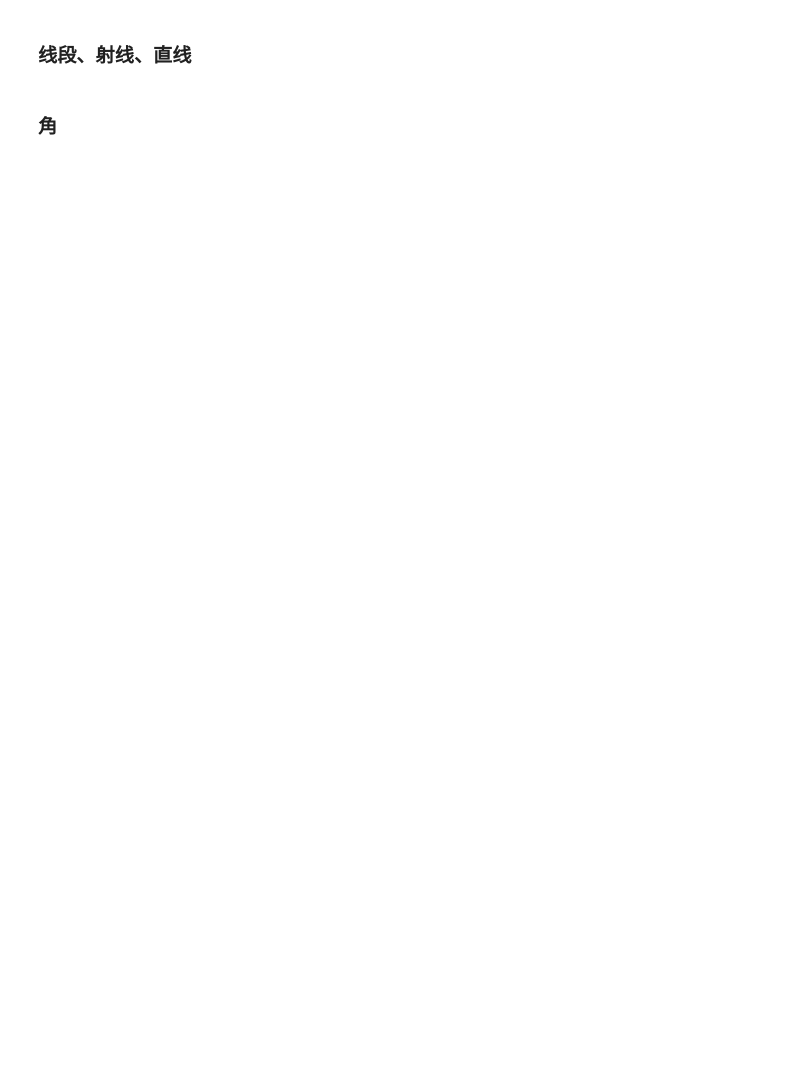
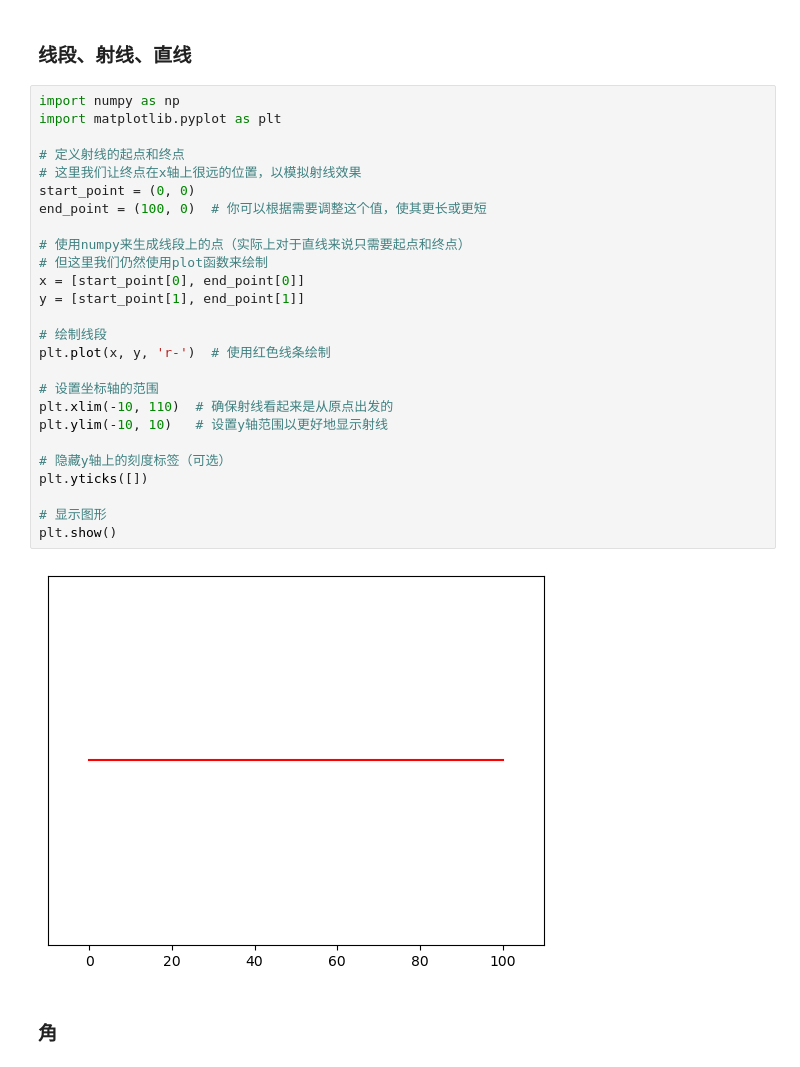
Before and after one commit to rulinma/python-math, a Jupyter notebook: grade/four/4_1.ipynb, the cells around one changed output. Drawn from its saved outputs; the diff is of its cells as text; blank space fills up the shorter version.

```diff
--- a/grade/four/4_1.ipynb
+++ b/grade/four/4_1.ipynb
@@ -63,4 +91,32 @@ False
 # %% [markdown]
 ### 线段、射线、直线
+# %%
+import numpy as np
+import matplotlib.pyplot as plt
+
+# 定义射线的起点和终点
+# 这里我们让终点在x轴上很远的位置，以模拟射线效果
+start_point = (0, 0)
+end_point = (100, 0)  # 你可以根据需要调整这个值，使其更长或更短
+
+# 使用numpy来生成线段上的点（实际上对于直线来说只需要起点和终点）
+# 但这里我们仍然使用plot函数来绘制
+x = [start_point[0], end_point[0]]
+y = [start_point[1], end_point[1]]
+
+# 绘制线段
+plt.plot(x, y, 'r-')  # 使用红色线条绘制
+
+# 设置坐标轴的范围
+plt.xlim(-10, 110)  # 确保射线看起来是从原点出发的
+plt.ylim(-10, 10)   # 设置y轴范围以更好地显示射线
+
+# 隐藏y轴上的刻度标签（可选）
+plt.yticks([])
+
+# 显示图形
+plt.show()
+# %% [output]
+[figure, added]
 # %% [markdown]
 ### 角
```
Also changed, not shown: parts of 2 cells of this notebook, 2 other files.
